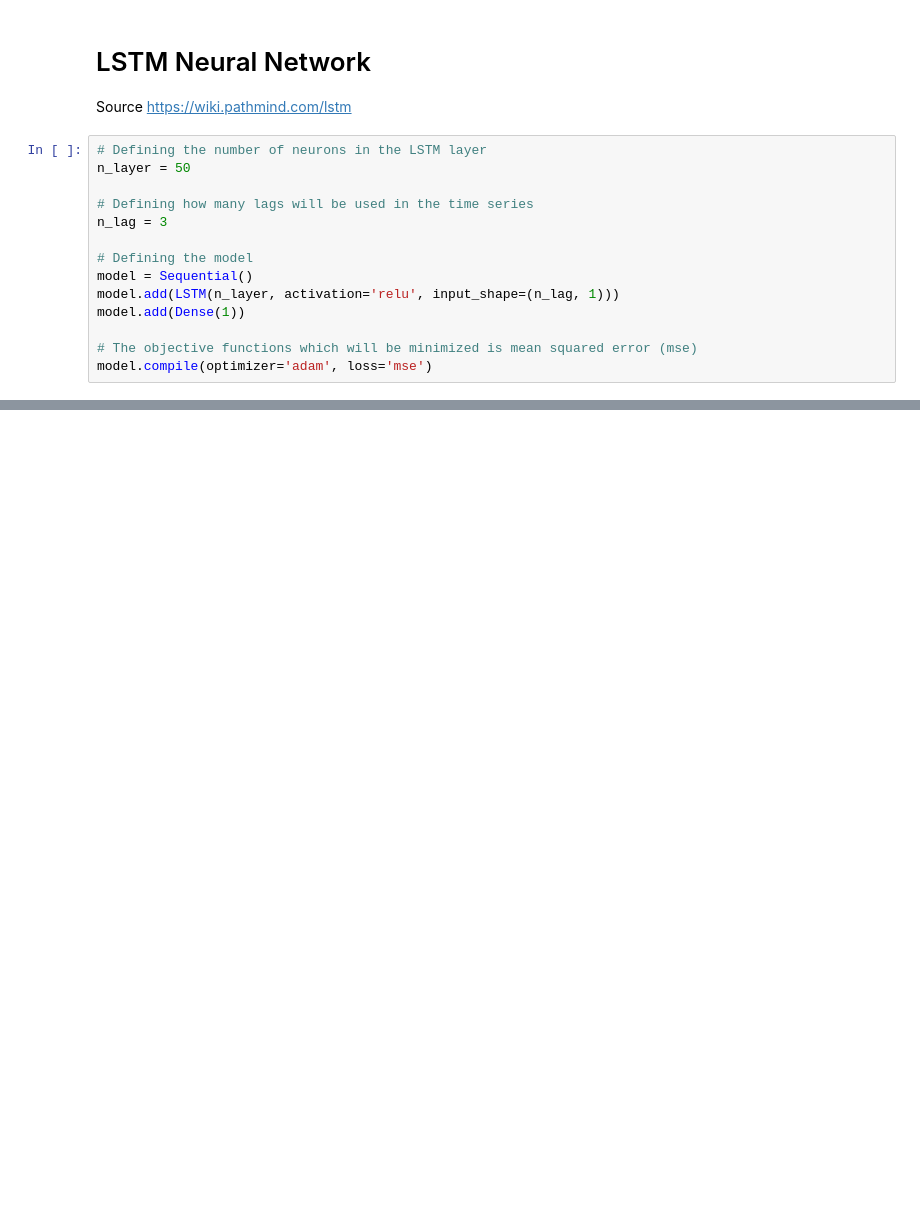
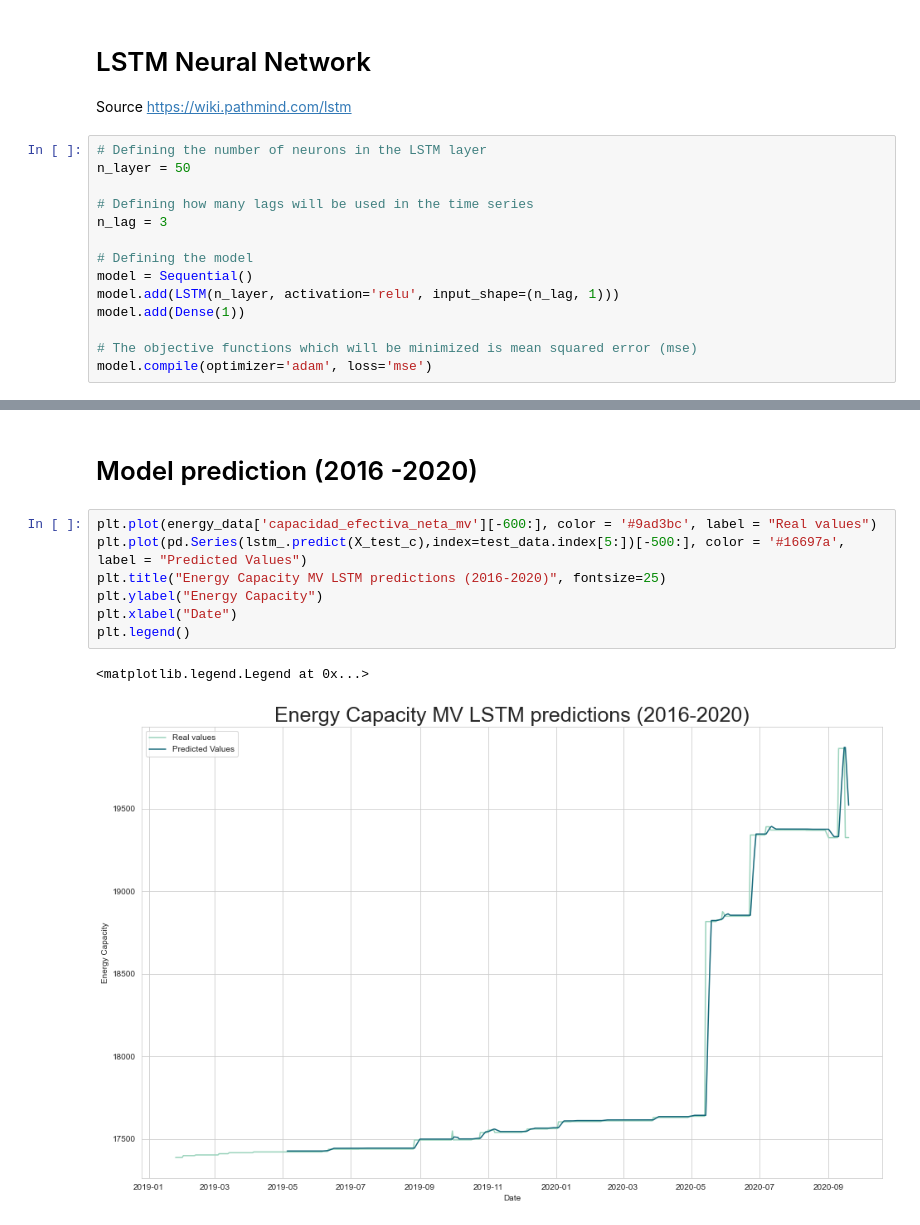
Before and after one commit to abdala9512/flask-dl-energy-microservice, a Jupyter notebook: notebooks/Energy generation and capacity forecasting.ipynb, the cells around one changed output, grey strips where cells are left out. Drawn from its saved outputs; the diff is of its cells as text; blank space fills up the shorter version.

```diff
--- a/notebooks/Energy generation and capacity forecasting.ipynb
+++ b/notebooks/Energy generation and capacity forecasting.ipynb
@@ -196,0 +244,12 @@ X_test, y_test = DeepLearningUTSModel.create_ts_sequences(series=test_data['gene
+# %% [markdown]
+# Model prediction (2016 -2020)
+# %%
+plt.plot(energy_data['capacidad_efectiva_neta_mv'][-600:], color = '#9ad3bc', label = "Real values")
+plt.plot(pd.Series(lstm_.predict(X_test_c),index=test_data.index[5:])[-500:], color = '#16697a', label = "Predicted Values")
+plt.title("Energy Capacity MV LSTM predictions (2016-2020)", fontsize=25)
+plt.ylabel("Energy Capacity")
+plt.xlabel("Date")
+plt.legend()
+# %% [output]
+<matplotlib.legend.Legend at 0x...>
+[figure, added]
```
Also changed, not shown: parts of 8 cells of this notebook, 3 other files.
